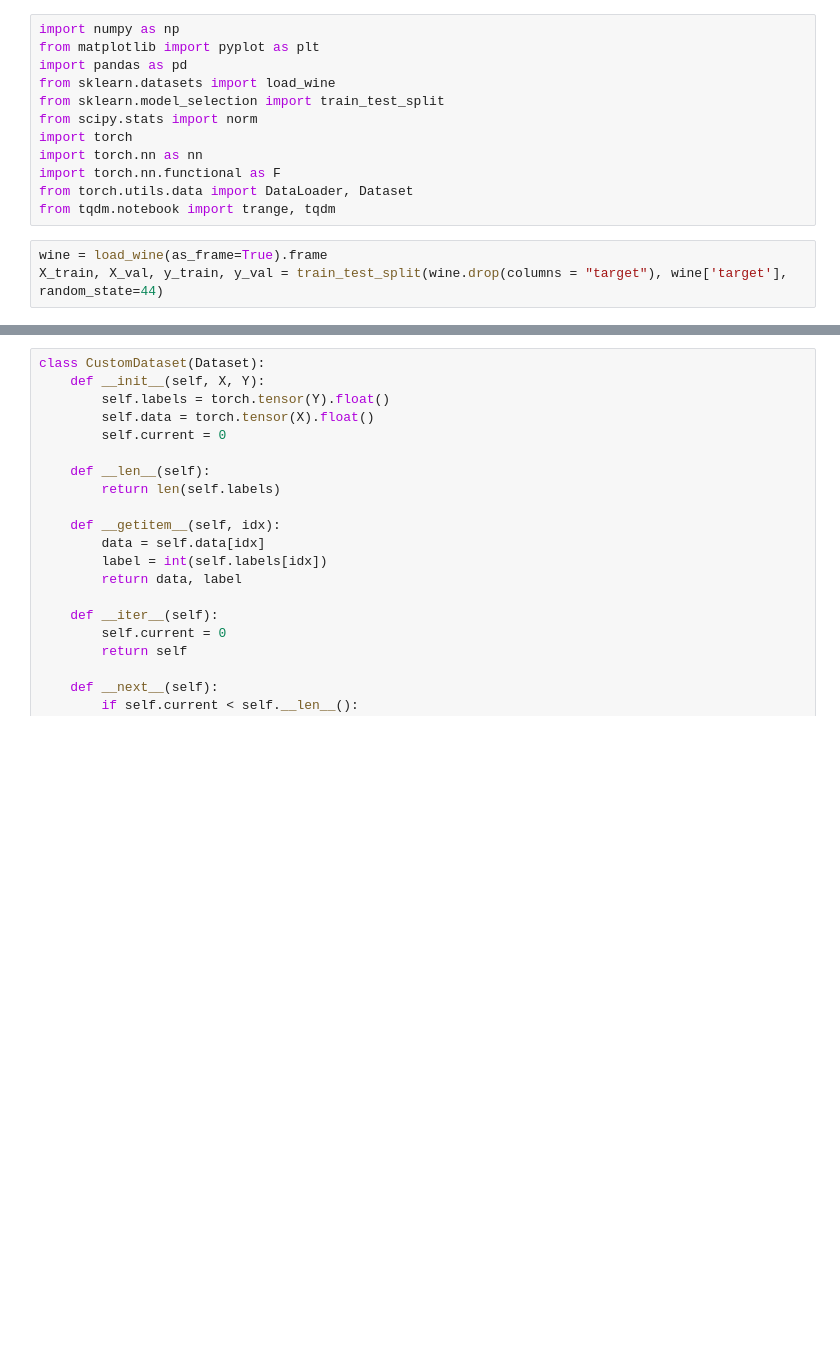
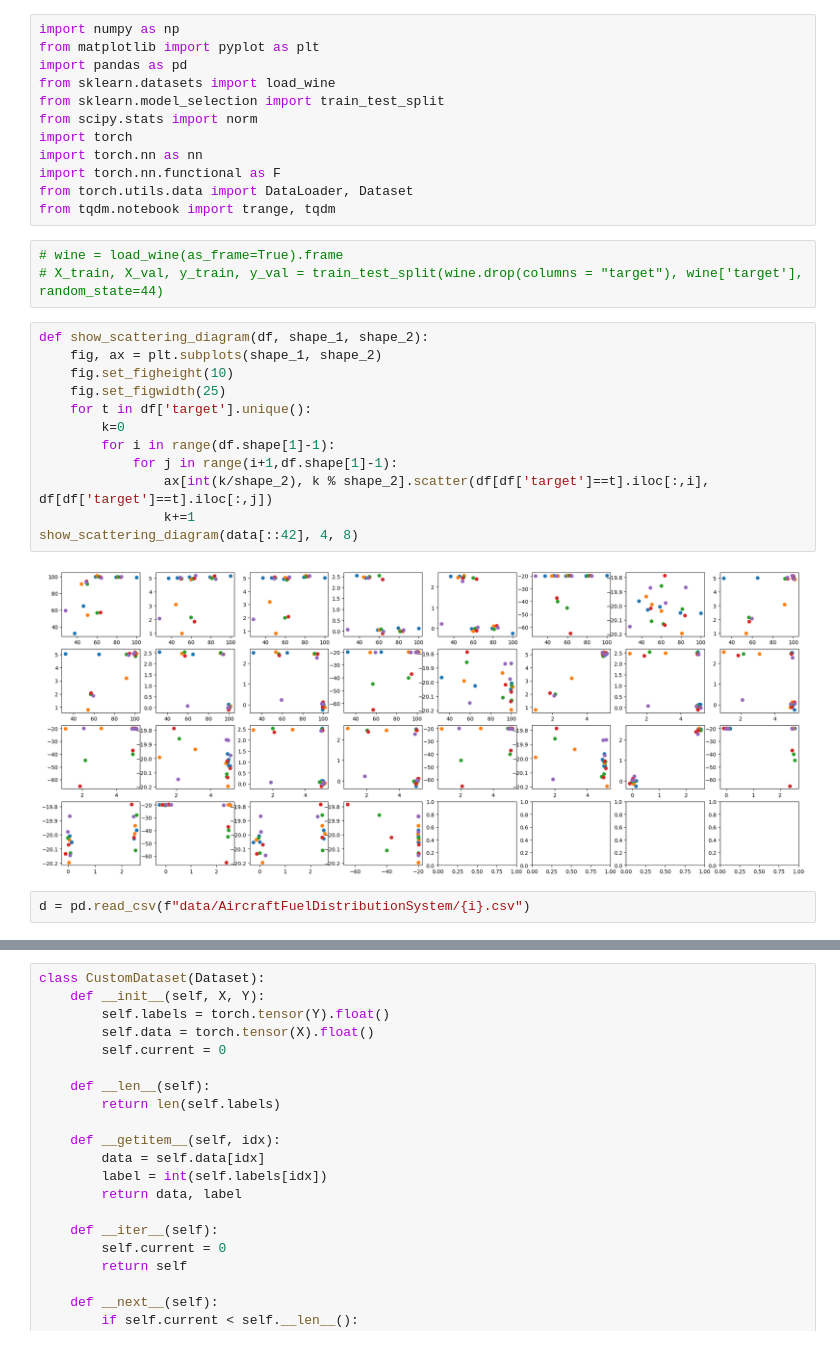
Before and after one commit to amacomm/InelSystem, a Jupyter notebook: Lab2/main.ipynb, the cells around one changed output, grey strips where cells are left out. Cells and saved outputs as stored; diff of their text form; blank space fills up the shorter version.

```diff
--- a/Lab2/main.ipynb
+++ b/Lab2/main.ipynb
@@ -11,5 +11,21 @@ import torch.nn.functional as F
 from torch.utils.data import DataLoader, Dataset
 from tqdm.notebook import trange, tqdm
 # %%
-wine = load_wine(as_frame=True).frame
-X_train, X_val, y_train, y_val = train_test_split(wine.drop(columns = "target"), wine['target'], random_state=44)
+# wine = load_wine(as_frame=True).frame
+# X_train, X_val, y_train, y_val = train_test_split(wine.drop(columns = "target"), wine['target'], random_state=44)
+# %%
+def show_scattering_diagram(df, shape_1, shape_2):
+    fig, ax = plt.subplots(shape_1, shape_2)
+    fig.set_figheight(10)
+    fig.set_figwidth(25)
+    for t in df['target'].unique():
+        k=0
+        for i in range(df.shape[1]-1):
+            for j in range(i+1,df.shape[1]-1):
+                ax[int(k/shape_2), k % shape_2].scatter(df[df['target']==t].iloc[:,i], df[df['target']==t].iloc[:,j])
+                k+=1
+show_scattering_diagram(data[::42], 4, 8)
+# %% [output]
+[figure, added]
+# %%
+d = pd.read_csv(f"data/AircraftFuelDistributionSystem/{i}.csv")
```
Also changed, not shown: parts of 12 cells of this notebook.
